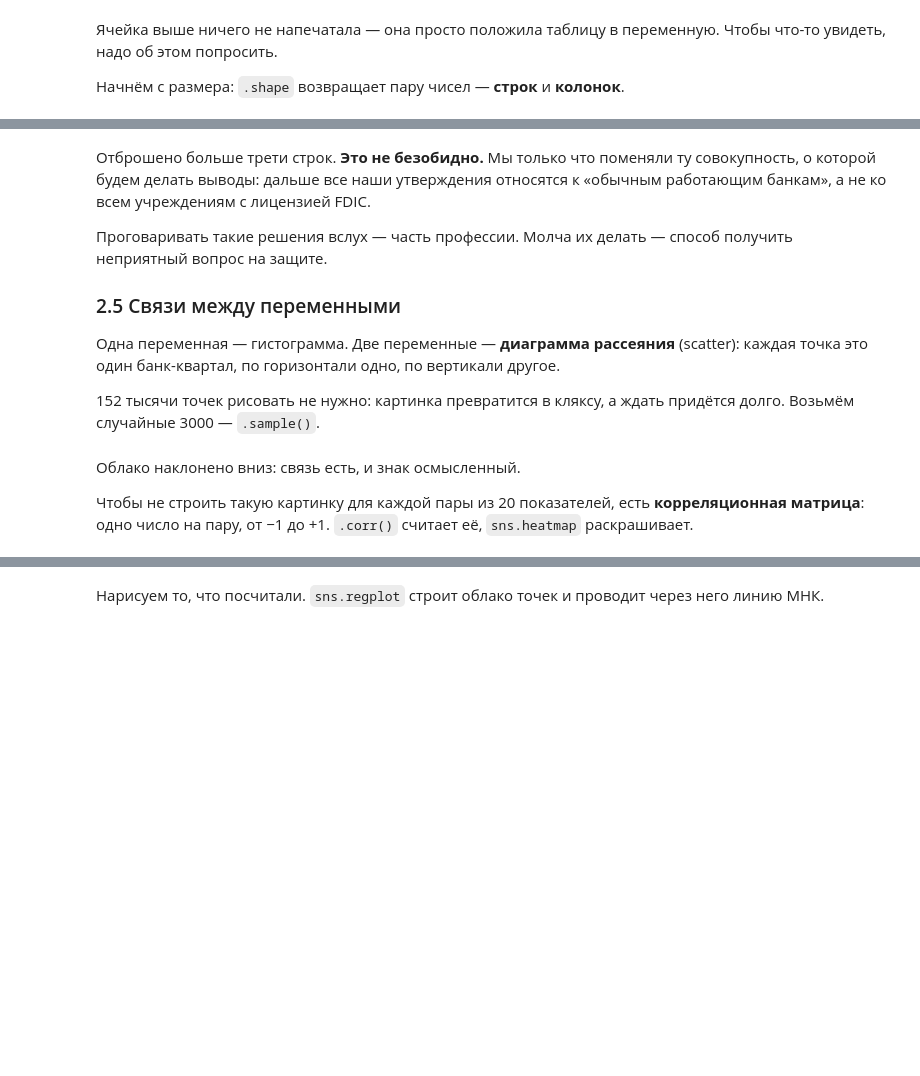
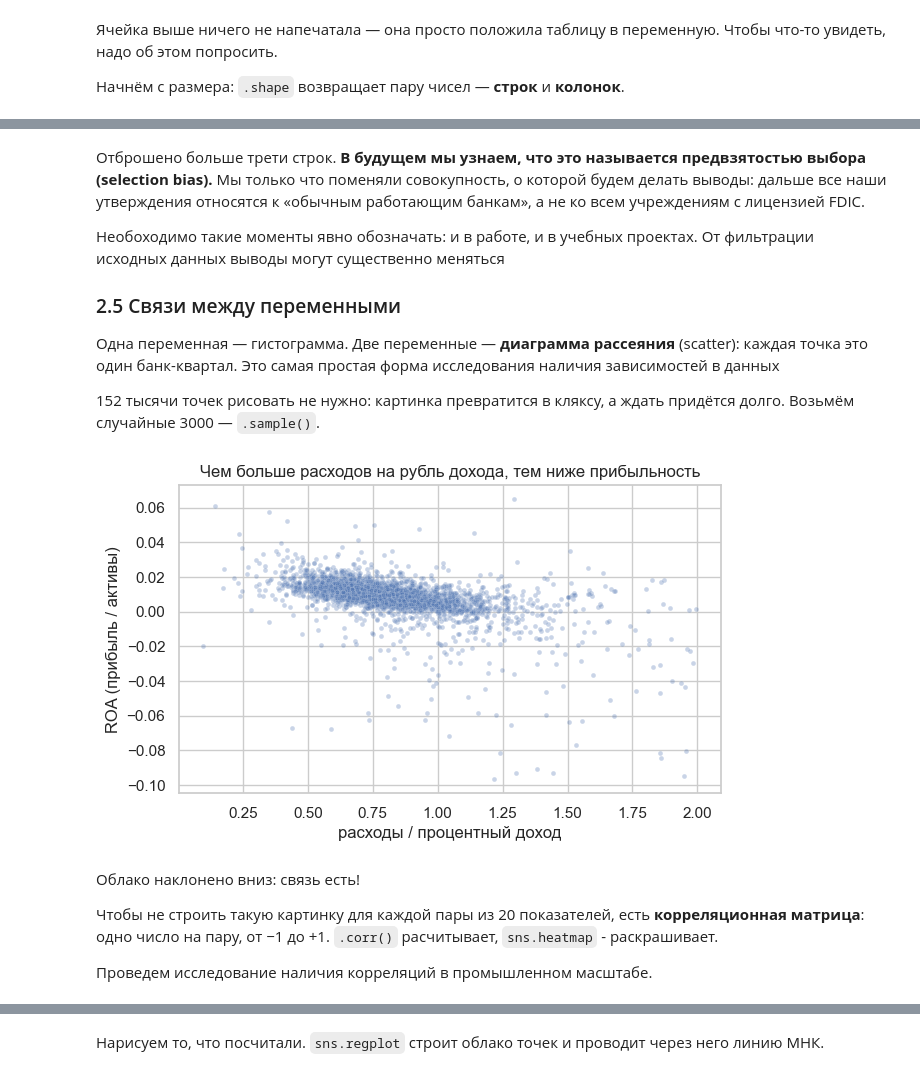
Before and after one commit to nvvoitov/da_intro, a Jupyter notebook: notebooks/L01.ipynb, the cells around one changed output, grey strips where cells are left out. Drawn from its saved outputs; the diff is of its cells as text; code cells hidden in the pictures; blank space fills up the shorter version.

```diff
--- a/notebooks/L01.ipynb
+++ b/notebooks/L01.ipynb
@@ -189,27 +258,38 @@ print("банков:      ", banks["cert"].nunique())
 # %% [markdown]
-Отброшено больше трети строк. **Это не безобидно.** Мы только что поменяли ту совокупность, о которой будем делать выводы: дальше все наши утверждения относятся к «обычным работающим банкам», а не ко всем учреждениям с лицензией FDIC.
+Отброшено больше трети строк. **В будущем мы узнаем, что это называется предвзятостью выбора (selection bias).** Мы только что поменяли совокупность, о которой будем делать выводы: дальше все наши утверждения относятся к «обычным работающим банкам», а не ко всем учреждениям с лицензией FDIC.
 
-Проговаривать такие решения вслух — часть профессии. Молча их делать — способ получить неприятный вопрос на защите.
+Необоходимо такие моменты явно обозначать: и в работе, и в учебных проектах. От фильтрации исходных данных выводы могут существенно меняться
 
 ### 2.5 Связи между переменными
 
-Одна переменная — гистограмма. Две переменные — **диаграмма рассеяния** (scatter): каждая точка это один банк-квартал, по горизонтали одно, по вертикали другое.
+Одна переменная — гистограмма. Две переменные — **диаграмма рассеяния** (scatter): каждая точка это один банк-квартал. Это самая простая форма исследования наличия зависимостей в данных
 
 152 тысячи точек рисовать не нужно: картинка превратится в кляксу, а ждать придётся долго. Возьмём случайные 3000 — `.sample()`.
 # %%
-# random_state=SEED — та самая фиксация случайности: выборка будет одна и та же при каждом запуске
+# random_state=SEED — сид из начала ноутбука: выборка будет одна и та же при каждом запуске
+# можете заменить на другое число и посмотреть, как изменится график
+# делаем случайную подвыборку
 show = banks.sample(3000, random_state=SEED)
 
 # alpha=0.3 — прозрачность точек: там, где их много, пятно темнее
-sns.scatterplot(data=show, x="m_cost_income", y="e_roa", alpha=0.3, s=12)
+sns.scatterplot(
+    data=show,
+    x="m_cost_income",
+    y="e_roa",
+    alpha=0.3,
+    s=12)
 plt.title("Чем больше расходов на рубль дохода, тем ниже прибыльность")
 plt.xlabel("расходы / процентный доход")
 plt.ylabel("ROA (прибыль / активы)")
 plt.show()
+# %% [output]
+[figure, added]
 # %% [markdown]
-Облако наклонено вниз: связь есть, и знак осмысленный.
+Облако наклонено вниз: связь есть!
 
-Чтобы не строить такую картинку для каждой пары из 20 показателей, есть **корреляционная матрица**: одно число на пару, от −1 до +1. `.corr()` считает её, `sns.heatmap` раскрашивает.
+Чтобы не строить такую картинку для каждой пары из 20 показателей, есть **корреляционная матрица**: одно число на пару, от −1 до +1. `.corr()` расчитывает, `sns.heatmap` - раскрашивает.
+
+Проведем исследование наличия корреляций в промышленном масштабе.
 # %%
 RATIOS = ["e_roa", "e_nim", "m_cost_income", "a_npl_gross_loans",
           "a_nco_rate", "c_equity_assets", "l_loans_deposits"]
```
Also changed, not shown: parts of 59 cells of this notebook, 6 other files.
